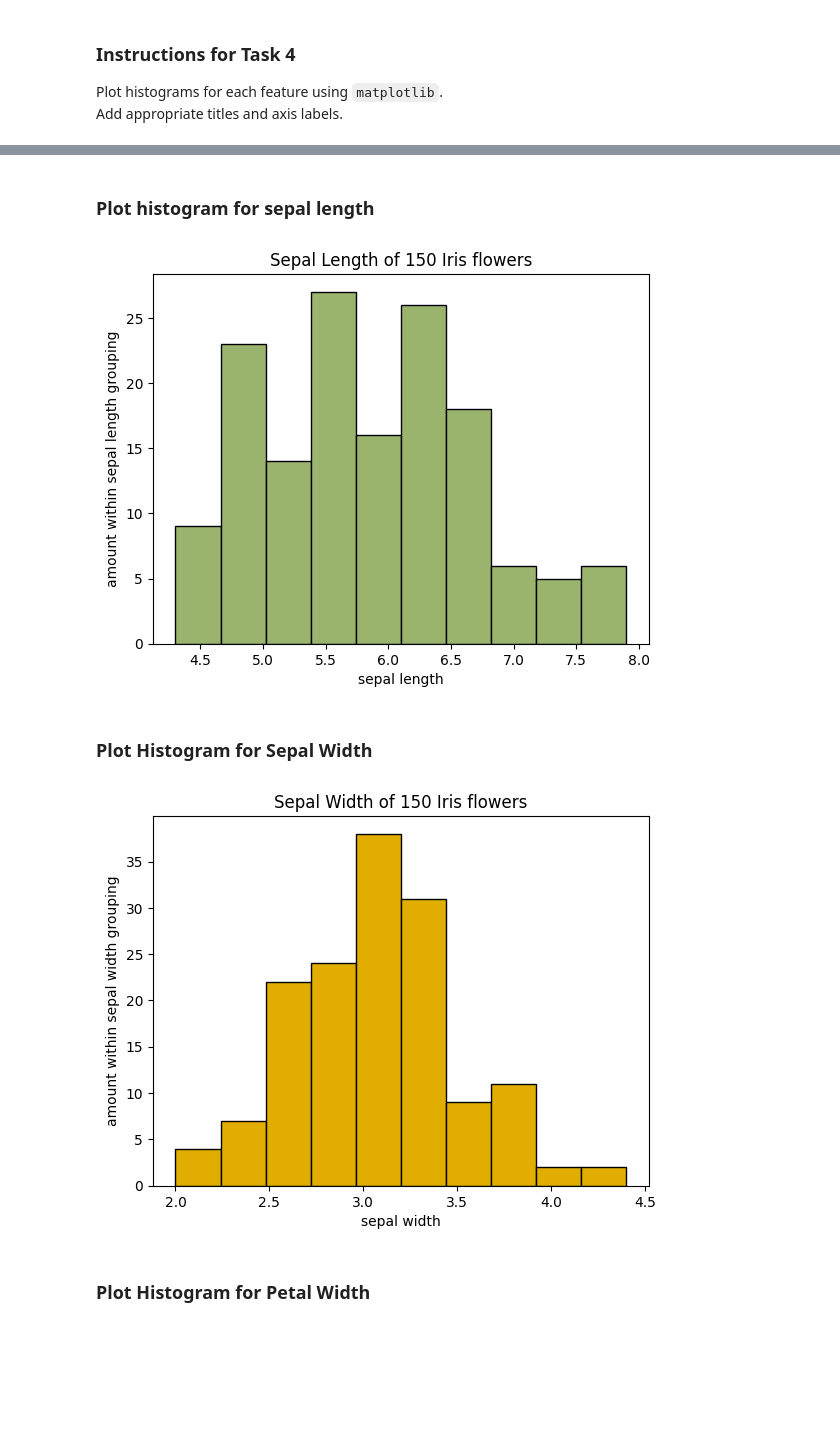
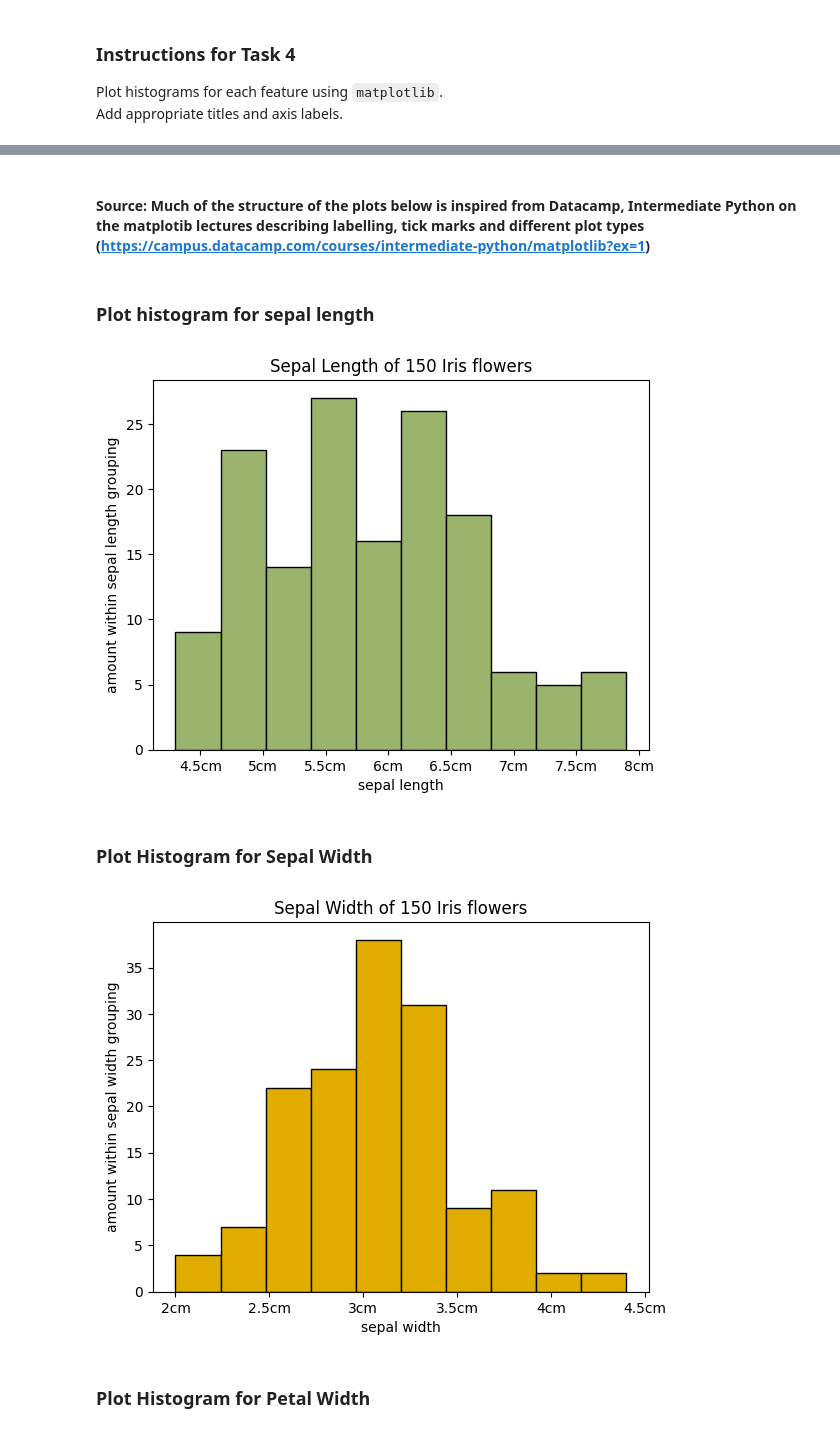
Before and after one commit to FaolanH/principles_of_data_analytics, a Jupyter notebook: tasks.ipynb, the cells around one changed output, grey strips where cells are left out. Saved outputs shown, nothing was run; the diff lists cells and outputs as text; code cells hidden in the pictures; blank space fills up the shorter version.

Commit message:
correcting structure throughout the notebook, ensuring comments are correct

```diff
--- a/tasks.ipynb
+++ b/tasks.ipynb
@@ -424,29 +437,48 @@ Explain my approach to task 4 in Markdown cell
+# %% [markdown]
+#### Source: Much of the structure of the plots below is inspired from Datacamp, Intermediate Python on the matplotib lectures describing labelling, tick marks and different plot types (https://campus.datacamp.com/courses/intermediate-python/matplotlib?ex=1)
 # %% [markdown]
 ### Plot histogram for sepal length
 # %%
 # define the y axis - if you don't set any bin number (the amount of different grouped bars) it defaults to ten
 x = (pd_iris_data['sepal_length'])
+
+# Setting the title
+plt.title ('Sepal Length of 150 Iris flowers')
+# Setting the y axis value
 plt.ylabel ('amount within sepal length grouping')
+# Setting the x axis value
 plt.xlabel ('sepal length')
-plt.title ('Sepal Length of 150 Iris flowers')
 
-#adding the ; at the end source: Ian lecture week6_02 - plotxsq
+# Setting the x tick value to cm for better clarity
+plt.xticks ([4.5,5.0,5.5,6.0,6.5,7.0,7.5, 8.0], ['4.5cm', '5cm', '5.5cm', '6cm', '6.5cm', '7cm', '7.5cm', '8cm'])
+
+# adding the ; at the end source: Ian lecture week6_02 - plotxsq
+# edgecolour: (https://matplotlib.org/stable/api/figure_api.html)
 plt.hist(x, edgecolor = 'black', color = '#9AB46E');
 # %% [output]
-[figure, old version]
+[figure, new version]
 # %% [markdown]
 ### Plot Histogram for Sepal Width
 # %%
 # define the y axis - if you don't set any bin number (the amount of different grouped bars) it defaults to ten
 x = (pd_iris_data['sepal_width'])
+
+# Setting the title
+plt.title ('Sepal Width of 150 Iris flowers')
+# Setting the y axis value
 plt.ylabel ('amount within sepal width grouping')
+# Setting the x axis value
 plt.xlabel ('sepal width')
-plt.title ('Sepal Width of 150 Iris flowers')
 
-#adding the ; at the end source: Ian lecture week6_02 - plotxsq
+
+# Setting the x tick value to cm for better clarity
+plt.xticks ([2.0,2.5,3.0,3.5,4.0,4.5], ['2cm', '2.5cm', '3cm', '3.5cm', '4cm', '4.5cm'])
+
+# adding the ; at the end source: Ian lecture week6_02 - plotxsq
+# edgecolour: (https://matplotlib.org/stable/api/figure_api.html)
 plt.hist(x, edgecolor = 'black', color = '#E1AD01');
 # %% [output]
-[figure, old version]
+[figure, new version]
 # %% [markdown]
 ### Plot Histogram for Petal Width
 # %%
```
Also changed, not shown: parts of 80 cells of this notebook.
